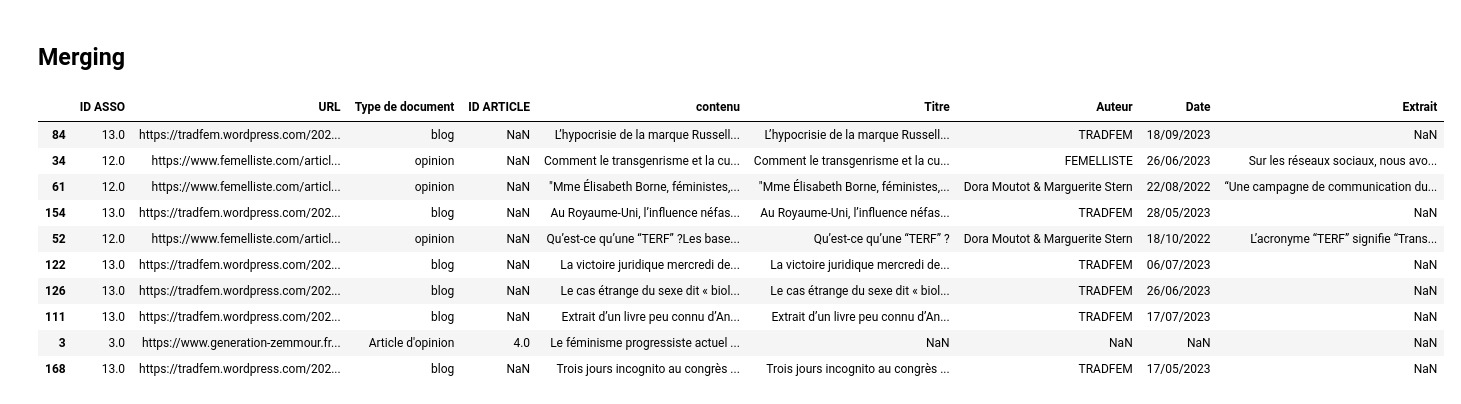
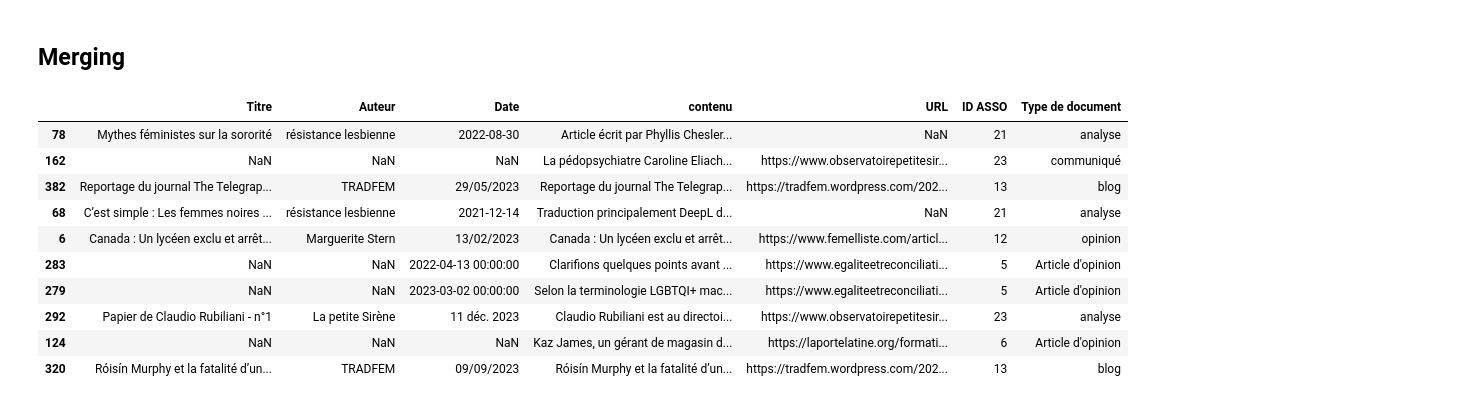
Before and after one commit to LeoMaurice/Conservative_mobilisation, a Jupyter notebook: src/Merging.ipynb, the cells around one changed output. Drawn from its saved outputs; the diff is of its cells as text; code cells hidden in the pictures.

```diff
--- a/src/Merging.ipynb
+++ b/src/Merging.ipynb
@@ -49,5 +75,5 @@ base_dir = os.path.abspath(os.path.join(os.getcwd(), '..'))
 fichier = os.path.join(base_dir, 'data', 'text', 'femelliste_articles.tsv')
 
 # Chargez le fichier Excel dans un DataFrame
-femiste = pd.read_csv(fichier ,sep='\t', encoding='utf-8')
+femilliste = pd.read_csv(fichier ,sep='\t', encoding='utf-8')
 # %%
@@ -147,0 +168,10 @@ petitesirene.head()
+# %%
+fichier = "../data/text/manuel2.tsv"
+
+manuel2 = pd.read_csv(fichier ,sep='\t', encoding='utf-8')
+manuel2["Titre"] = np.nan
+
+manuel2["Auteur"] = np.nan
+
+manuel2.drop(columns=["ID ARTICLE"], inplace=True)
+manuel2.head()
@@ -147,0 +255,25 @@ petitesirene.head()
+# %%
+# Obtenez le chemin du répertoire parent du répertoire src
+base_dir = os.path.abspath(os.path.join(os.getcwd(), '..'))
+
+# Construisez le chemin complet vers votre fichier Excel
+fichier = "../data/text/christineld_articles.tsv" # os.path.join(base_dir, 'data', 'text', 'petitesirene_article.tsv')
+
+# Chargez le fichier Excel dans un DataFrame
+christineld = pd.read_csv(fichier ,sep='\t', encoding='utf-8')
+
+#Ajout et suppressions de colonnes intéressantes
+christineld['ID ASSO'] = 17 #On ajoute l'ID ASSO poue le merge futur
+christineld['Type de document'] = 'analyse'
+christineld['URL'] = None
+
+#Rename utiles
+nouveaux_noms = {
+        'title': 'Titre',
+        'date': 'Date',
+        'author': 'Auteur',
+        'text': 'contenu'
+}
+
+christineld = cry_for_recognition.rename(columns=nouveaux_noms)
+christineld.head()
@@ -148,20 +287,20 @@ petitesirene.head()
 # %% [markdown]
 ## Merging
 # %%
-df = pd.concat([articles, femiste, tradfem, petitesirene], ignore_index=True, sort=False)
+df = pd.concat([femilliste,christineld,cry_for_recognition,resistance_lesbienne, manuel1,manuel2, petitesirene,tradfem], ignore_index=True, sort=False)
 df.sample(10)
 # %% [output]
-|  | ID ASSO | URL | Type de document | ID ARTICLE | contenu | Titre | Auteur | Date | Extrait |
-| 84 | 13.0 | https://tradfem.wordpress.com/202... | blog | NaN | L’hypocrisie de la marque Russell... | L’hypocrisie de la marque Russell... | TRADFEM | 18/09/2023 | NaN |
-| 34 | 12.0 | https://www.femelliste.com/articl... | opinion | NaN | Comment le transgenrisme et la cu... | Comment le transgenrisme et la cu... | FEMELLISTE | 26/06/2023 | Sur les réseaux sociaux, nous avo... |
-| 61 | 12.0 | https://www.femelliste.com/articl... | opinion | NaN | "Mme Élisabeth Borne, féministes,... | "Mme Élisabeth Borne, féministes,... | Dora Moutot & Marguerite Stern | 22/08/2022 | “Une campagne de communication du... |
-| 154 | 13.0 | https://tradfem.wordpress.com/202... | blog | NaN | Au Royaume-Uni, l’influence néfas... | Au Royaume-Uni, l’influence néfas... | TRADFEM | 28/05/2023 | NaN |
-| 52 | 12.0 | https://www.femelliste.com/articl... | opinion | NaN | Qu’est-ce qu’une “TERF” ?Les base... | Qu’est-ce qu’une “TERF” ? | Dora Moutot & Marguerite Stern | 18/10/2022 | L’acronyme “TERF” signifie “Trans... |
-| 122 | 13.0 | https://tradfem.wordpress.com/202... | blog | NaN | La victoire juridique mercredi de... | La victoire juridique mercredi de... | TRADFEM | 06/07/2023 | NaN |
-| 126 | 13.0 | https://tradfem.wordpress.com/202... | blog | NaN | Le cas étrange du sexe dit « biol... | Le cas étrange du sexe dit « biol... | TRADFEM | 26/06/2023 | NaN |
-| 111 | 13.0 | https://tradfem.wordpress.com/202... | blog | NaN | Extrait d’un livre peu connu d’An... | Extrait d’un livre peu connu d’An... | TRADFEM | 17/07/2023 | NaN |
-| 3 | 3.0 | https://www.generation-zemmour.fr... | Article d'opinion | 4.0 | Le féminisme progressiste actuel ... | NaN | NaN | NaN | NaN |
-| 168 | 13.0 | https://tradfem.wordpress.com/202... | blog | NaN | Trois jours incognito au congrès ... | Trois jours incognito au congrès ... | TRADFEM | 17/05/2023 | NaN |
+|  | Titre | Auteur | Date | contenu | URL | ID ASSO | Type de document |
+| 78 | Mythes féministes sur la sororité | résistance lesbienne | 2022-08-30 | Article écrit par Phyllis Chesler... | NaN | 21 | analyse |
+| 162 | NaN | NaN | NaN | La pédopsychiatre Caroline Eliach... | https://www.observatoirepetitesir... | 23 | communiqué |
+| 382 | Reportage du journal The Telegrap... | TRADFEM | 29/05/2023 | Reportage du journal The Telegrap... | https://tradfem.wordpress.com/202... | 13 | blog |
+| 68 | C’est simple : Les femmes noires ... | résistance lesbienne | 2021-12-14 | Traduction principalement DeepL d... | NaN | 21 | analyse |
+| 6 | Canada : Un lycéen exclu et arrêt... | Marguerite Stern | 13/02/2023 | Canada : Un lycéen exclu et arrêt... | https://www.femelliste.com/articl... | 12 | opinion |
+| 283 | NaN | NaN | 2022-04-13 00:00:00 | Clarifions quelques points avant ... | https://www.egaliteetreconciliati... | 5 | Article d'opinion |
+| 279 | NaN | NaN | 2023-03-02 00:00:00 | Selon la terminologie LGBTQI+ mac... | https://www.egaliteetreconciliati... | 5 | Article d'opinion |
+| 292 | Papier de Claudio Rubiliani - n°1 | La petite Sirène | 11 déc. 2023 | Claudio Rubiliani est au directoi... | https://www.observatoirepetitesir... | 23 | analyse |
+| 124 | NaN | NaN | NaN | Kaz James, un gérant de magasin d... | https://laportelatine.org/formati... | 6 | Article d'opinion |
+| 320 | Róisín Murphy et la fatalité d’un... | TRADFEM | 09/09/2023 | Róisín Murphy et la fatalité d’un... | https://tradfem.wordpress.com/202... | 13 | blog |
 # %%
 #Refaire des nombres de référence des articles
 df['ID ARTICLE'] = range(1, len(df) + 1)
```
Also changed, not shown: parts of 16 cells of this notebook, 3 other files.
